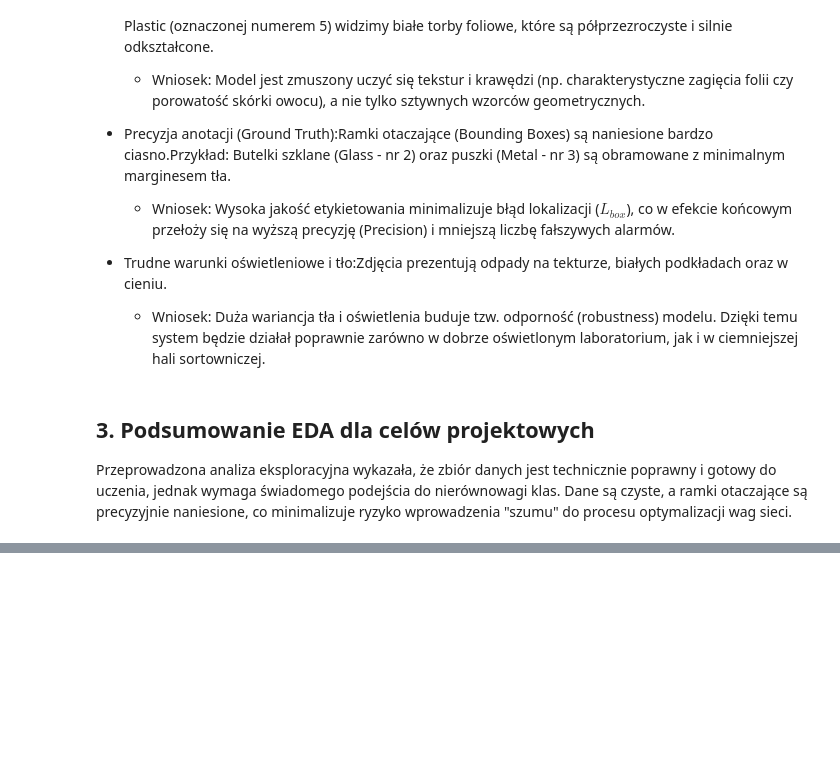
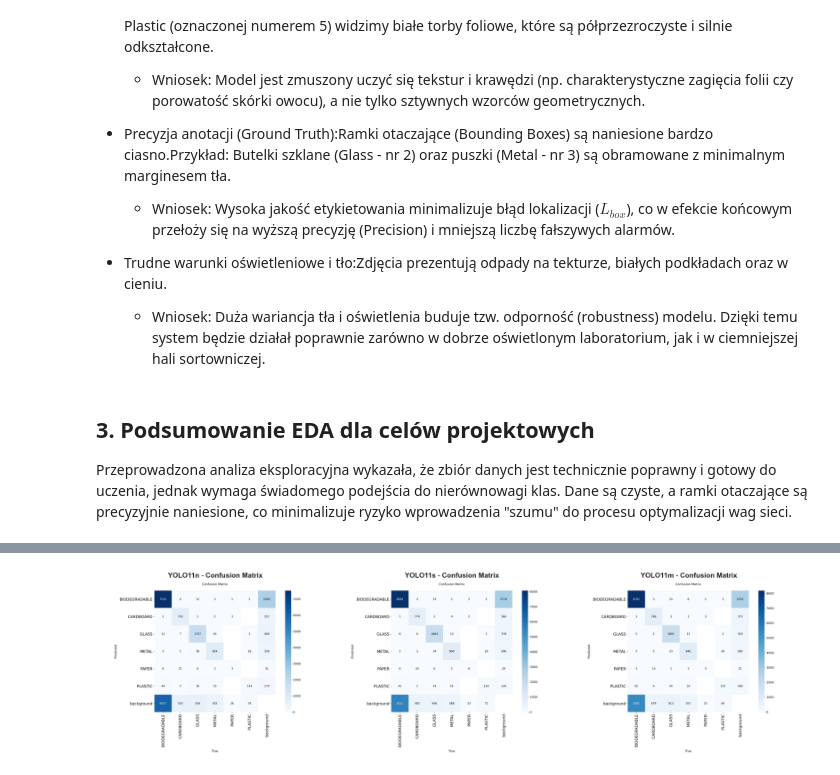
Before and after one commit to damhero/GarbageClassification, a Jupyter notebook: trening_raport_koncowy.ipynb, the cells around one changed output, grey strips where cells are left out. Saved outputs shown, nothing was run; the diff lists cells and outputs as text; code cells hidden in the pictures; blank space fills up the shorter version.

```diff
--- a/trening_raport_koncowy.ipynb
+++ b/trening_raport_koncowy.ipynb
@@ -139,0 +775,30 @@ Przeprowadzona analiza eksploracyjna wykazała, że zbiór danych jest techniczn
+# %%
+# Wyświetlenie macierzy pomyłek dla wszystkich trzech modeli
+import matplotlib.image as mpimg
+
+fig, axes = plt.subplots(1, 3, figsize=(20, 6))
+
+# Ścieżki do plików confusion matrix
+conf_paths = {
+    'YOLO11n': 'yolo11n_results/runs/detect/train/confusion_matrix.png',
+    'YOLO11s': 'yolo11s_results/runs/detect/train/confusion_matrix.png',
+    'YOLO11m': 'yolo11m_results/runs/detect/train/confusion_matrix.png'
+}
+
+# Wyświetlenie macierzy dla każdego modelu
+for idx, (model_name, path) in enumerate(conf_paths.items()):
+    if os.path.exists(path):
+        img = mpimg.imread(path)
+        axes[idx].imshow(img)
+        axes[idx].set_title(f'{model_name} - Confusion Matrix', fontsize=14, fontweight='bold')
+        axes[idx].axis('off')
+    else:
+        axes[idx].text(0.5, 0.5, f'Brak pliku:\n{path}',
+                       ha='center', va='center', fontsize=10)
+        axes[idx].set_title(f'{model_name} - BRAK DANYCH', fontsize=14, fontweight='bold')
+        axes[idx].axis('off')
+
+plt.tight_layout()
+plt.show()
+# %% [output]
+[figure, added]
```
Also changed, not shown: parts of 29 cells of this notebook, 42 other files.
